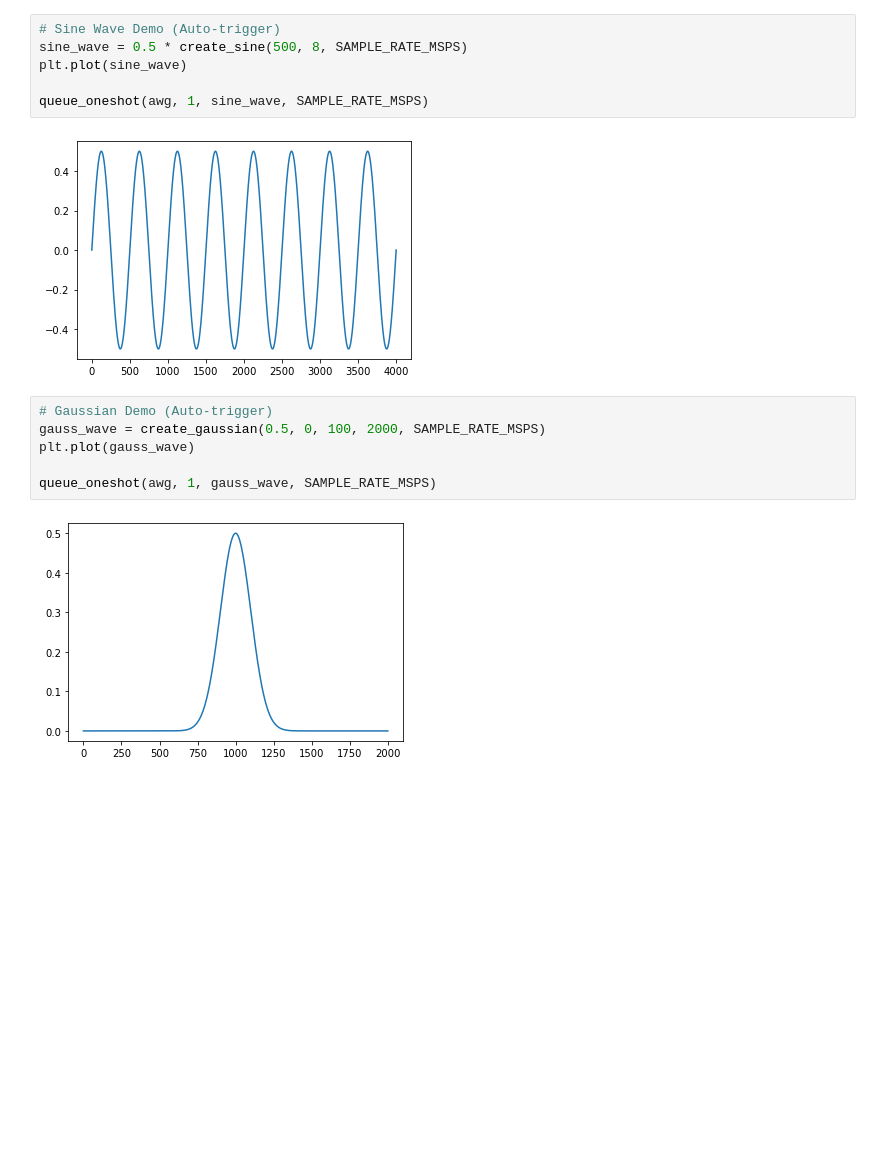
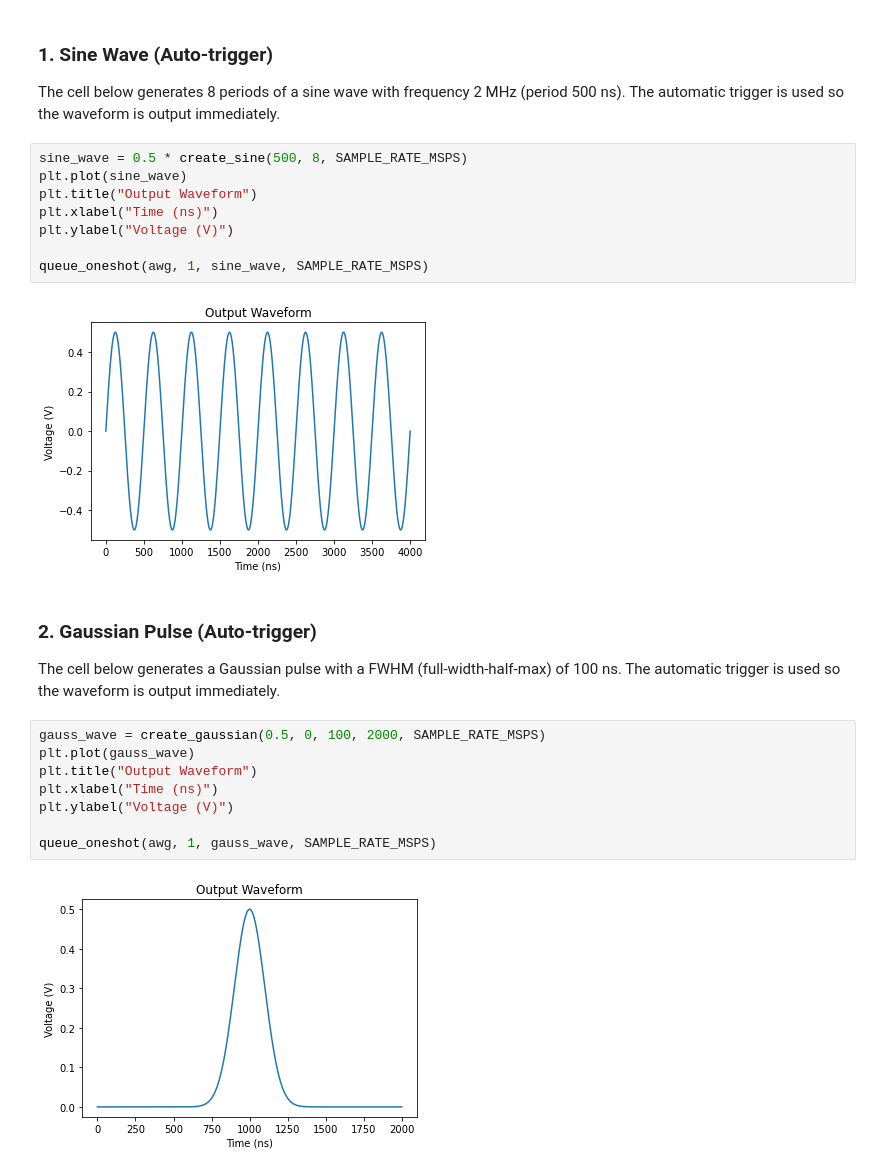
Before and after one commit to jsalfi/qstlab, a Jupyter notebook: Noah/qcodes_keysight.ipynb, the cells around one changed output. Saved outputs shown, nothing was run; the diff lists cells and outputs as text; blank space fills up the shorter version.

```diff
--- a/Noah/qcodes_keysight.ipynb
+++ b/Noah/qcodes_keysight.ipynb
@@ -48,16 +57,28 @@ Qcodes Logfile : C:\Users\noah\.qcodes\logs\210521-3864-qcodes.log
+# %% [markdown]
+### 1. Sine Wave (Auto-trigger)
+
+The cell below generates 8 periods of a sine wave with frequency 2 MHz (period 500 ns). The automatic trigger is used so the waveform is output immediately.
 # %%
-# Sine Wave Demo (Auto-trigger)
 sine_wave = 0.5 * create_sine(500, 8, SAMPLE_RATE_MSPS)
 plt.plot(sine_wave)
+plt.title("Output Waveform")
+plt.xlabel("Time (ns)")
+plt.ylabel("Voltage (V)")
 
 queue_oneshot(awg, 1, sine_wave, SAMPLE_RATE_MSPS)
 # %% [output]
-[figure, old version]
+[figure, new version]
+# %% [markdown]
+### 2. Gaussian Pulse (Auto-trigger)
+
+The cell below generates a Gaussian pulse with a FWHM (full-width-half-max) of 100 ns. The automatic trigger is used so the waveform is output immediately.
 # %%
-# Gaussian Demo (Auto-trigger)
 gauss_wave = create_gaussian(0.5, 0, 100, 2000, SAMPLE_RATE_MSPS)
 plt.plot(gauss_wave)
+plt.title("Output Waveform")
+plt.xlabel("Time (ns)")
+plt.ylabel("Voltage (V)")
 
 queue_oneshot(awg, 1, gauss_wave, SAMPLE_RATE_MSPS)
 # %% [output]
-[figure, old version]
+[figure, new version]
```
Also changed, not shown: parts of 9 cells of this notebook.
